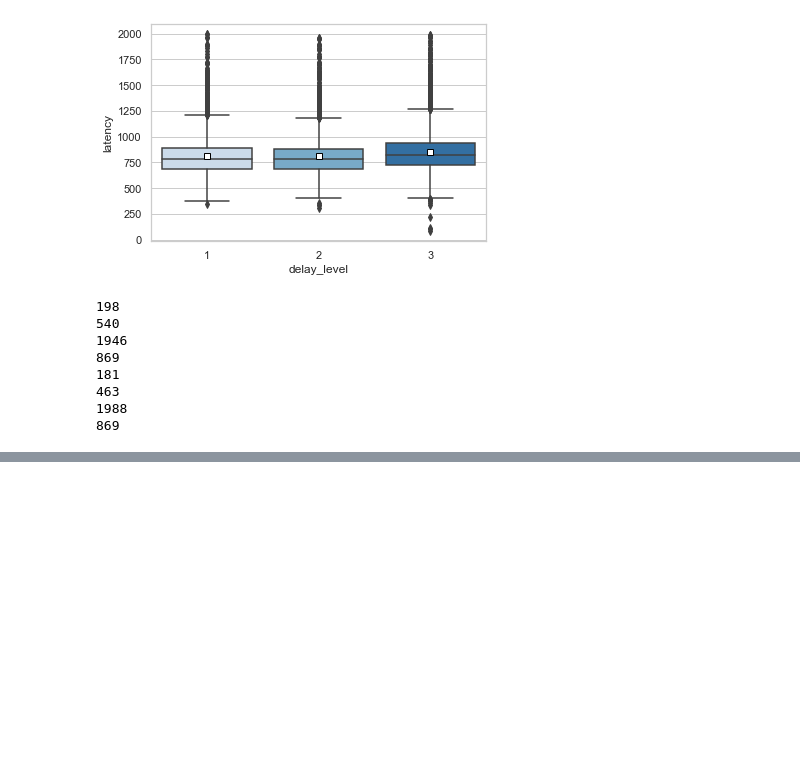
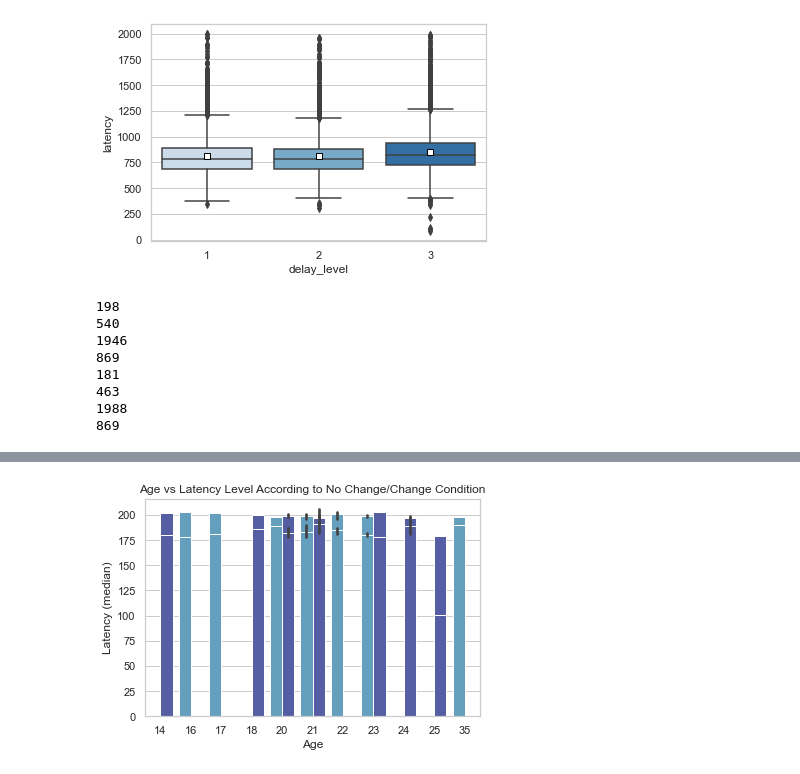
Before and after one commit to trickydaze/Behavioural-Neuroscience, a Jupyter notebook: Visualisation.ipynb, the cells around one changed output, grey strips where cells are left out. Drawn from its saved outputs; the diff is of its cells as text; code cells hidden in the pictures; blank space fills up the shorter version.

```diff
--- a/Visualisation.ipynb
+++ b/Visualisation.ipynb
@@ -291,0 +293,9 @@ Name: Change_Median_delay, dtype: object
+# %%
+sns.set_palette("icefire")
+sns.barplot(x=df2.Age, y=df2.Change_Median_delay,hue=df2.Gender)
+sns.barplot(x=df2.Age, y=df2.Nochange_Median_delay,hue=df2.Gender)
+plt.ylabel('Latency (median)')
+plt.title('Age vs Latency Level According to No Change/Change Condition')
+plt.legend().remove()
+# %% [output]
+[figure, added]
```
Also changed, not shown: parts of 5 cells of this notebook.
